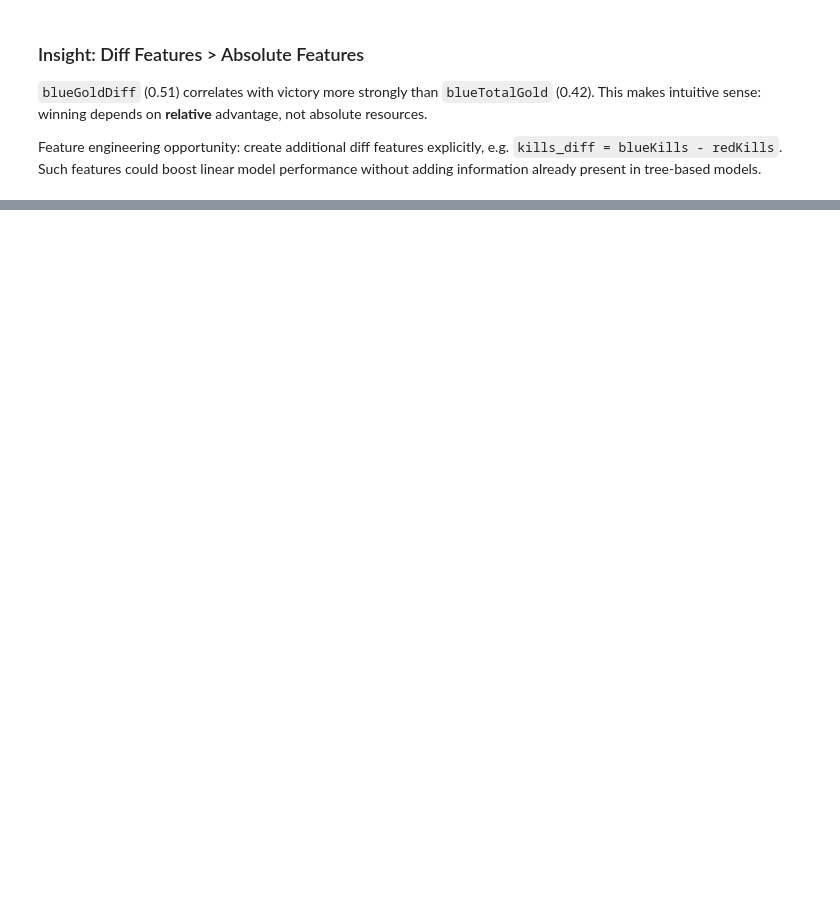
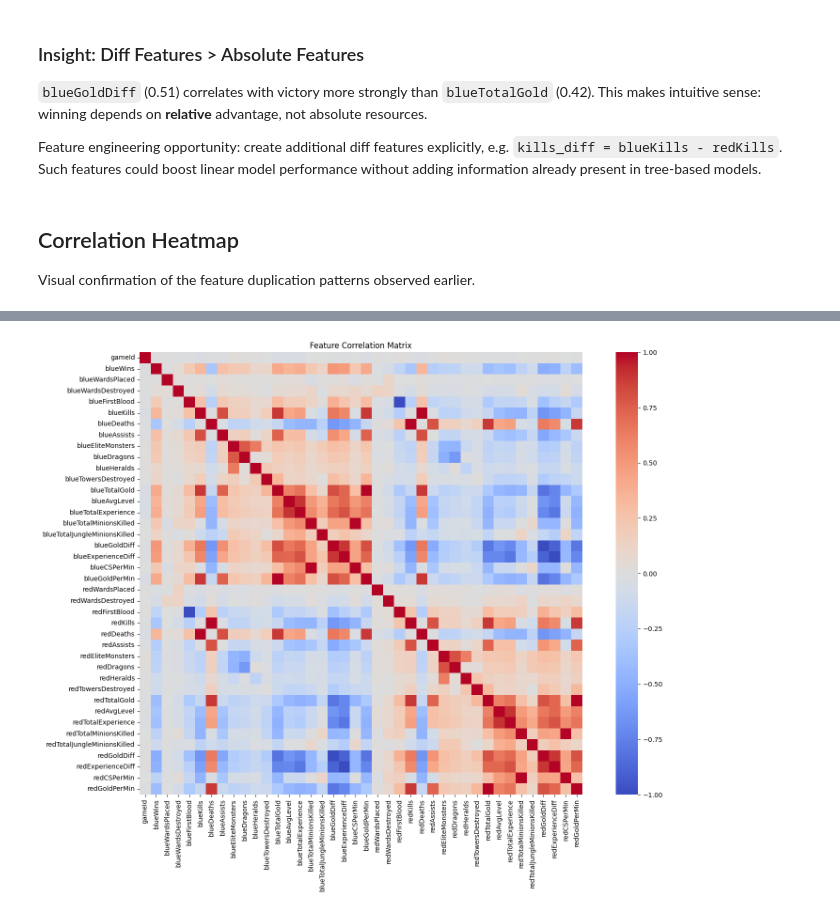
Before and after one commit to Geronimoooooo/lol-win-prediction, a Jupyter notebook: notebooks/01_eda.ipynb, the cells around one changed output, grey strips where cells are left out. Cells and saved outputs as stored; diff of their text form; code cells hidden in the pictures; blank space fills up the shorter version.

Commit message:
Add correlation heatmap section

```diff
--- a/notebooks/01_eda.ipynb
+++ b/notebooks/01_eda.ipynb
@@ -233,3 +216,15 @@ This makes intuitive sense: winning depends on **relative** advantage, not absol
 Feature engineering opportunity: create additional diff features explicitly, e.g.
 `kills_diff = blueKills - redKills`. Such features could boost linear model performance
 without adding information already present in tree-based models.
+# %% [markdown]
+## Correlation Heatmap
+
+Visual confirmation of the feature duplication patterns observed earlier.
+# %%
+plt.figure(figsize = (16, 12))
+correlation_matrix = df.corr()
+sns.heatmap(correlation_matrix, annot=False, cmap='coolwarm', center=0, square=True)
+plt.title('Feature Correlation Matrix')
+plt.tight_layout()
+plt.show()
+# %% [output]
@@ -235,0 +236 @@ without adding information already present in tree-based models.
+[figure, added]
```
Also changed, not shown: parts of 5 cells of this notebook.
